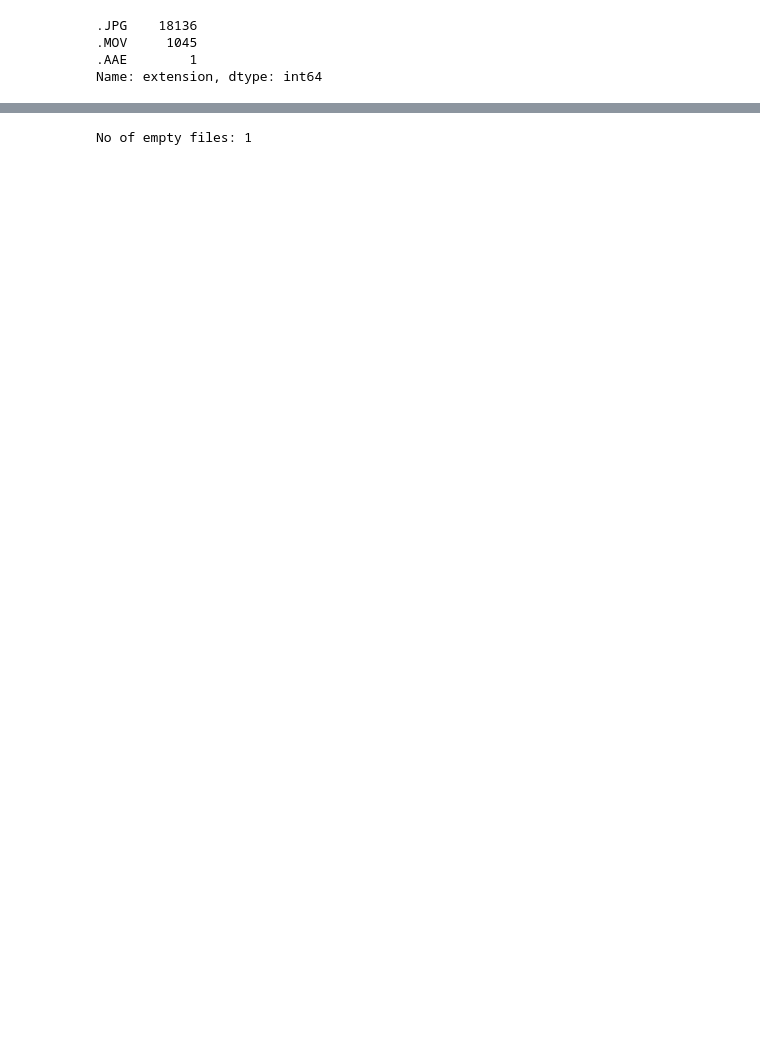
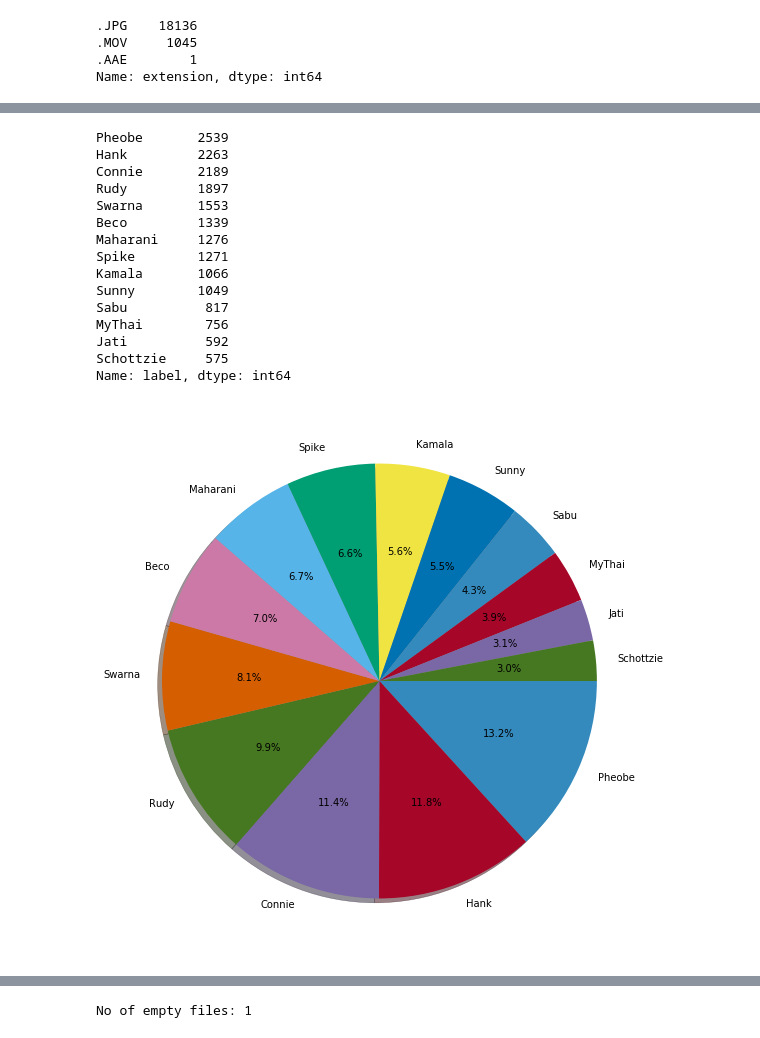
Before and after one commit to Casslynn6/Asian-Elephant-Facial-Recognition-InitialWork, a Jupyter notebook: notebooks/dataset-binary-classifier.ipynb, the cells around one changed output, grey strips where cells are left out. Drawn from its saved outputs; the diff is of its cells as text; code cells hidden in the pictures; blank space fills up the shorter version.

```diff
--- a/notebooks/dataset-binary-classifier.ipynb
+++ b/notebooks/dataset-binary-classifier.ipynb
@@ -128,0 +148,30 @@ df["extension"].value_counts().plot(kind="bar")
+# %%
+plt.figure(figsize=(20,10))
+cnts = list(df["label"].value_counts())
+cnts = [(i/sum(cnts))*100 for i in cnts]
+
+#colors = ['b', 'g', 'r', 'c', 'm', 'y']
+
+plt.pie(cnts, labels=df["label"].value_counts().keys(),
+autopct='%1.1f%%',
+counterclock=False, shadow=True)
+
+
+df["label"].value_counts()
+# %% [output]
+Pheobe       2539
+Hank         2263
+Connie       2189
+Rudy         1897
+Swarna       1553
+Beco         1339
+Maharani     1276
+Spike        1271
+Kamala       1066
+Sunny        1049
+Sabu          817
+MyThai        756
+Jati          592
+Schottzie     575
+Name: label, dtype: int64
+[figure, added]
```
Also changed, not shown: parts of 15 cells of this notebook, 1 other file.
